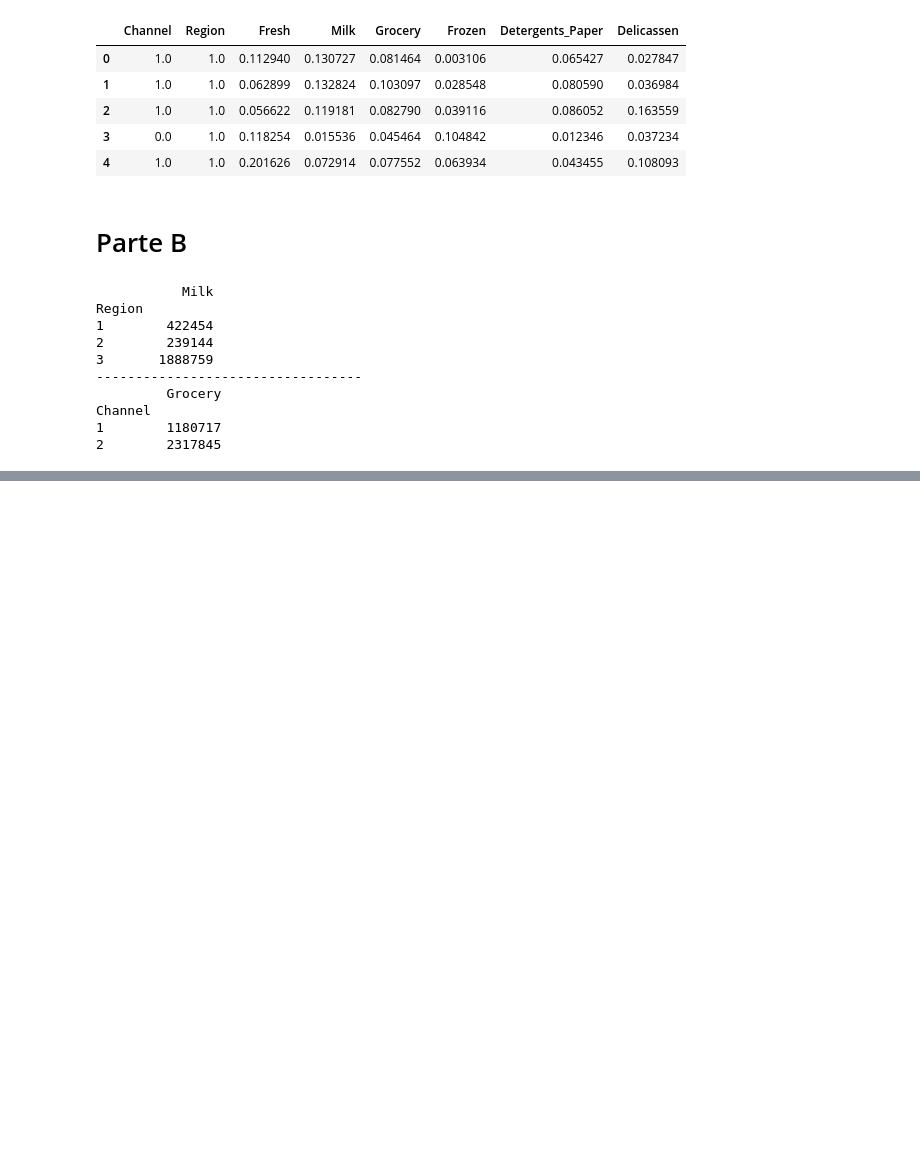
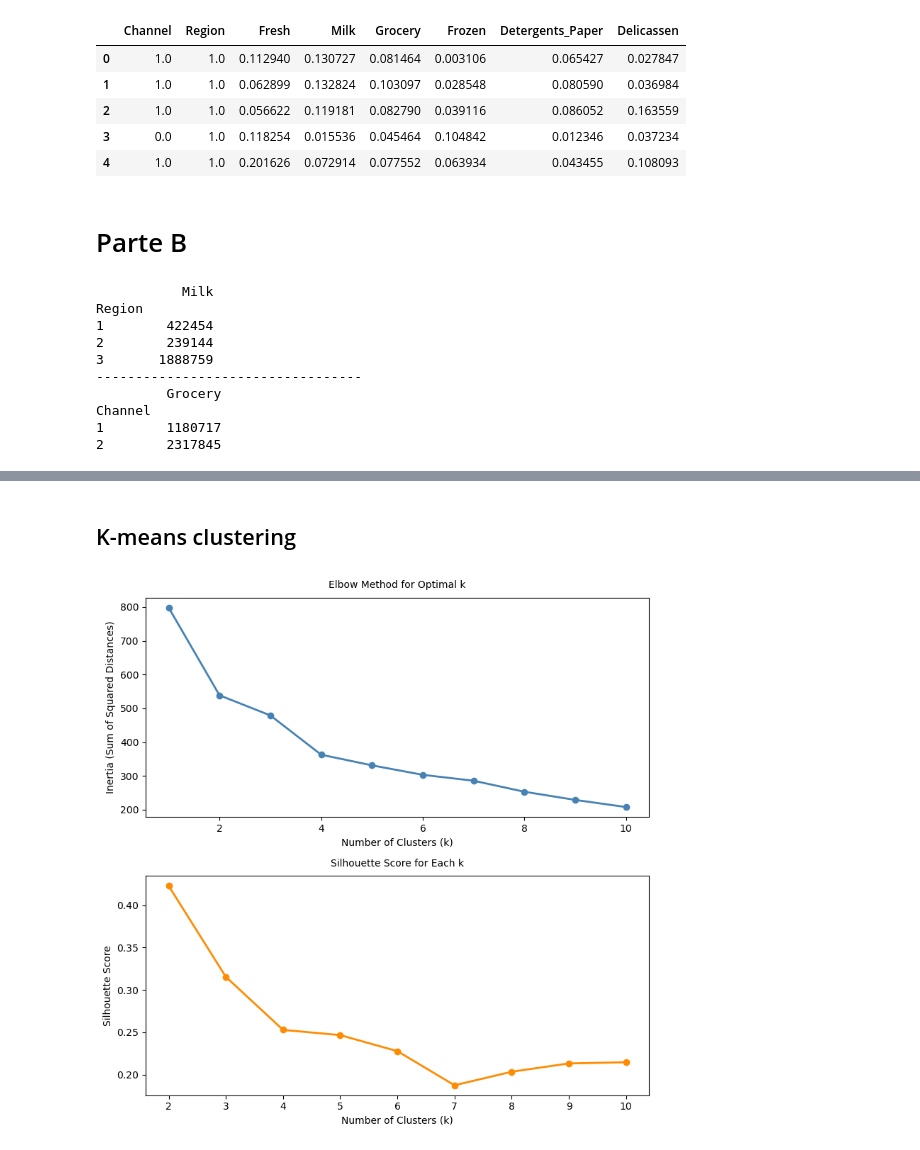
Before and after one commit to albo437/TC2004B, a Jupyter notebook: M2 act 5/DataTransformation.ipynb, the cells around one changed output, grey strips where cells are left out. Cells and saved outputs as stored; diff of their text form; code cells hidden in the pictures; blank space fills up the shorter version.

```diff
--- a/M2 act 5/DataTransformation.ipynb
+++ b/M2 act 5/DataTransformation.ipynb
@@ -116,0 +146,2 @@ Channel
+# %%
+df =pd.read_excel('formResponses.xlsx')
@@ -116,0 +187,8 @@ Channel
+# %%
+# Calculate indices of columns to remove
+columns_to_remove_indices = [0, 1, 2] + list(range(df_copy.shape[1] - 3, df_copy.shape[1]))
+df_copy = df_copy.drop(columns=df_copy.columns[columns_to_remove_indices])
+# %%
+df_copy = df_copy.iloc[:, :-1]
+# %%
+df_copy = df_copy.iloc[:-1]
@@ -116,0 +226,55 @@ Channel
+# %% [markdown]
+## K-means clustering
+# %%
+from sklearn.cluster import KMeans
+from sklearn.preprocessing import StandardScaler
+from sklearn.metrics import silhouette_score
+import matplotlib.pyplot as plt
+import seaborn as sns
+
+# Normalize the data
+scaler = StandardScaler()
+df_scaled = scaler.fit_transform(df_encoded)
+
+# Use the elbow method and calculate Silhouette Score for each k
+inertia = []
+sil_scores = []
+k_range = range(1, 11)
+
+for k in k_range:
+    kmeans = KMeans(n_clusters=k, random_state=42)
+    kmeans.fit(df_scaled)
+    inertia.append(kmeans.inertia_)
+
+    # Only calculate silhouette score for k >= 2
+    if k > 1:
+        sil_score = silhouette_score(df_scaled, kmeans.labels_)
+        sil_scores.append(sil_score)
+    else:
+        sil_scores.append(None)
+
+plt.figure(figsize=(8, 8))
+
+# Elbow Curve (Inertia)
+plt.subplot(2, 1, 1)
+plt.plot(k_range, inertia, marker='o', linestyle='-', color='steelblue', linewidth=2, markersize=6)
+plt.title('Elbow Method for Optimal k', fontsize=10, pad=10)
+plt.xlabel('Number of Clusters (k)', fontsize=10)
+plt.ylabel('Inertia (Sum of Squared Distances)', fontsize=10)
+plt.xticks(fontsize=10)
+plt.yticks(fontsize=10)
+
+# Silhouette Score
+plt.subplot(2, 1, 2)
+plt.plot(k_range[1:], sil_scores[1:], marker='o', linestyle='-', color='darkorange', linewidth=2, markersize=6)
+plt.title('Silhouette Score for Each k', fontsize=10, pad=10)
+plt.xlabel('Number of Clusters (k)', fontsize=10)
+plt.ylabel('Silhouette Score', fontsize=10)
+plt.xticks(fontsize=10)
+plt.yticks(fontsize=10)
+
+# Adjust layout and show the plots
+plt.tight_layout()
+plt.show()
+# %% [output]
+[figure, added]
```
Also changed, not shown: parts of 7 cells of this notebook.
